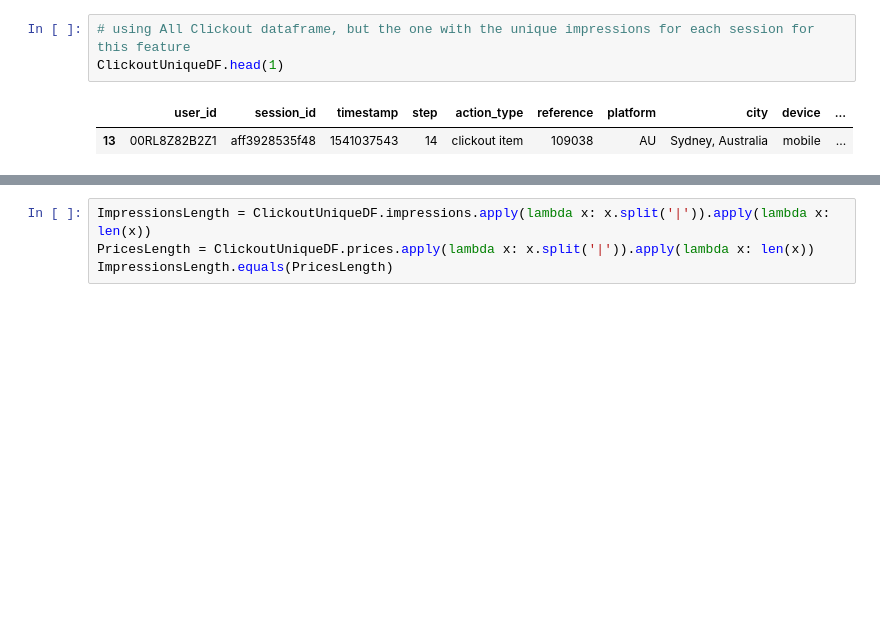
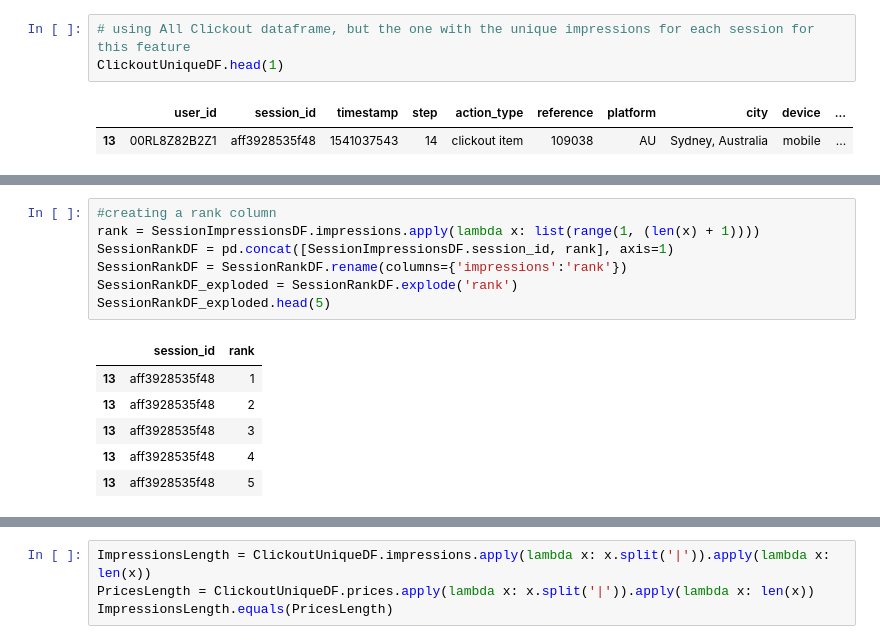
Before and after one commit to ZeyadSabbah/TrivagoRecommenderSystem, a Jupyter notebook: TrivagoFeatureEngineering.ipynb, the cells around one changed output, grey strips where cells are left out. Cells and saved outputs as stored; diff of their text form; blank space fills up the shorter version.

```diff
--- a/TrivagoFeatureEngineering.ipynb
+++ b/TrivagoFeatureEngineering.ipynb
@@ -359,0 +384,14 @@ ClickoutUniqueDF.head(1)
+# %%
+#creating a rank column
+rank = SessionImpressionsDF.impressions.apply(lambda x: list(range(1, (len(x) + 1))))
+SessionRankDF = pd.concat([SessionImpressionsDF.session_id, rank], axis=1)
+SessionRankDF = SessionRankDF.rename(columns={'impressions':'rank'})
+SessionRankDF_exploded = SessionRankDF.explode('rank')
+SessionRankDF_exploded.head(5)
+# %% [output]
+|  | session_id | rank |
+| 13 | aff3928535f48 | 1 |
+| 13 | aff3928535f48 | 2 |
+| 13 | aff3928535f48 | 3 |
+| 13 | aff3928535f48 | 4 |
+| 13 | aff3928535f48 | 5 |
```
Also changed, not shown: parts of 25 cells of this notebook.
